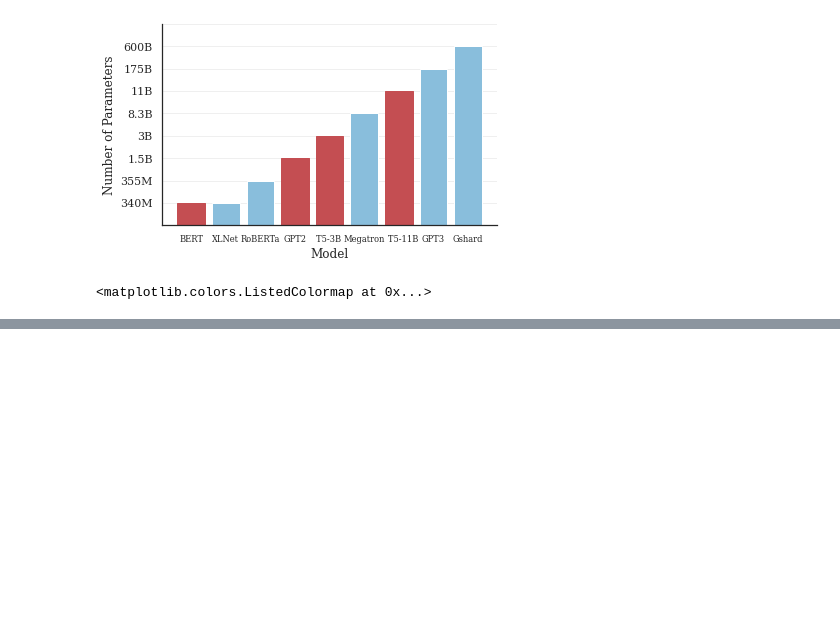
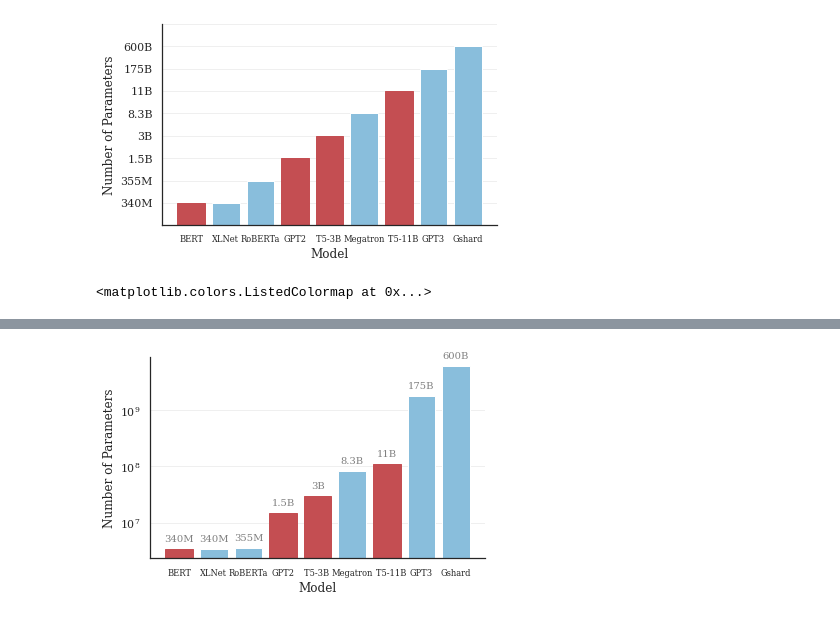
Before and after one commit to saareliad/FTPipe, a Jupyter notebook: pipe/experiments/t5/nets.ipynb, the cells around one changed output, grey strips where cells are left out. Saved outputs shown, nothing was run; the diff lists cells and outputs as text; code cells hidden in the pictures; blank space fills up the shorter version.

```diff
--- a/pipe/experiments/t5/nets.ipynb
+++ b/pipe/experiments/t5/nets.ipynb
@@ -71,6 +71,9 @@ def set_style():
         "font.family": "serif",
         "font.serif": ["Times", "Palatino", "serif"]
     })
+    import matplotlib
+    matplotlib.rcParams['pdf.fonttype'] = 42
+    matplotlib.rcParams['ps.fonttype'] = 42
 
 set_style()
 width = 6
@@ -137,3 +140,95 @@ plt.show()
 ListedColormap(sns.color_palette('dark').as_hex())
 # %% [output]
 <matplotlib.colors.ListedColormap at 0x...>
+# %%
+import os
+import pandas as pd
+import matplotlib.pyplot as plt
+import numpy as np
+import seaborn as sns
+
+def set_style():
+    # This sets reasonable defaults for font size for
+    # a figure that will go in a paper
+    sns.set_context("paper")
+
+    # Set the font to be serif, rather than sans
+    sns.set(font='serif')
+
+    # Make the background white, and specify the
+    # specific font family
+    sns.set_style("white", {
+        "font.family": "serif",
+        "font.serif": ["Times", "Palatino", "serif"]
+    })
+
+set_style()
+width = 6
+height = width / 1.618
+
+fix, ax = plt.subplots(figsize=(width, height))
+# ax.set_yscale('log')
+ax.set_yscale('log')
+ax.set_yscale('log')
+
+nets = ["BERT", "XLNet", "RoBERTa", "GPT2" , "T5-3B ",  "Megatron", "   T5-11B" , "GPT3", "Gshard"]
+size = [ 0.340  ,0.340 ,  0.355   ,   1.5 ,   8.3       ,   3    ,   11    ,   175 ,    600  ]
+
+size = [ "340M" ,  "355M"   ,   "1.5B"         ,  "3B"    , "8.3B" ,   "11B"  ,     "175B" ,    "600B"  ]
+
+vals = [1, 1, 2, 3, 4, 5, 6, 7, 8]
+vals = [ 0.340 * 10e6 , 0.340 * 10e6  ,  0.355 * 10e6  ,   1.5 * 10e6    ,   3 * 10e6, 8.3  * 10e6 ,   11 * 10e6   ,   175 * 10e6,    600  * 10e6]
+# ax.set_yscale('log')
+
+
+from matplotlib.colors import ListedColormap
+# my_cmap = list(ListedColormap(sns.color_palette('dark').as_hex()))
+colors = list(sns.color_palette('Blues').as_hex())
+colors = [colors[2]]
+try:
+    red = colors[3]
+    del colors[3]
+except:
+    pass
+bars = plt.bar(np.arange(len(nets)), vals, color=colors)
+plt.xticks(np.arange(len(nets)), nets)
+# plt.yticks(vals, [None] + size)
+# ax.set_ylim(0,180)
+
+for tick in ax.xaxis.get_major_ticks():
+#         tick.label.set_fontsize(14)
+        # specify integer or one of preset strings, e.g.
+    tick.label.set_fontsize('x-small')
+
+for tick in ax.xaxis.get_minor_ticks():
+#         tick.label.set_fontsize(14)
+        # specify integer or one of preset strings, e.g.
+    tick.label.set_fontsize('x-small')
+
+patches = ax.patches
+values = [ "340M" , "340M",  "355M"   ,   "1.5B"         ,  "3B"    , "8.3B" ,   "11B"  ,     "175B" ,    "600B"  ]
+ax : plt.Axes
+for p, v in zip(patches, values):
+    ax.annotate(f"{v}", (p.get_x() + p.get_width() / 2., p.get_height()),
+                     ha='center', va='center', color='gray', rotation=0, xytext=(0, 10),
+                     textcoords='offset points', size="small")
+# plt.grid(axis='y')
+sns.despine()
+ax.grid(axis="y", alpha=0.3)
+ax.set_xlabel("Model", size='medium')
+ax.set_ylabel("Number of Parameters", size='medium')
+
+# red=colors[3]
+
+reds = list(sns.color_palette('Reds').as_hex())
+red='r'
+bars[0].set_color(red)
+bars[3].set_color(red)
+bars[4].set_color(red)
+bars[6].set_color(red)
+os.makedirs("results/paper_plots", exist_ok=True)
+plt.savefig("results/paper_plots/new_log_nets.pdf", transparent=False, bbox_inches='tight')
+print("done")
+
+plt.show()
+# %% [output]
@@ -139,0 +236 @@ ListedColormap(sns.color_palette('dark').as_hex())
+[figure, added]
```
Also changed, not shown: parts of 1 cell of this notebook, 4 other files.
